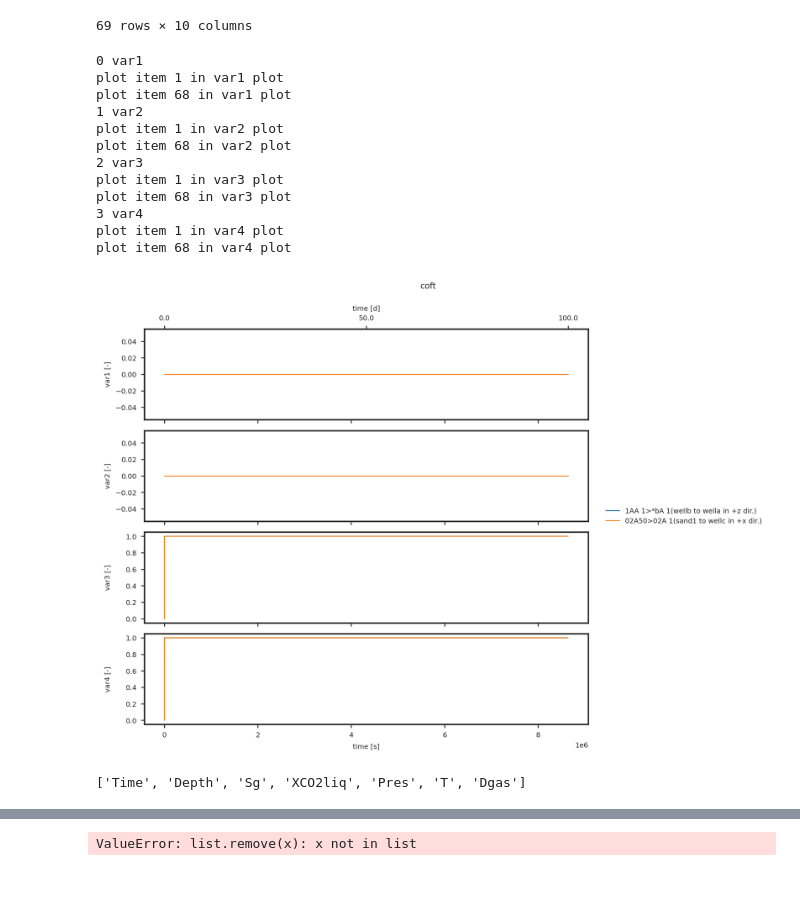
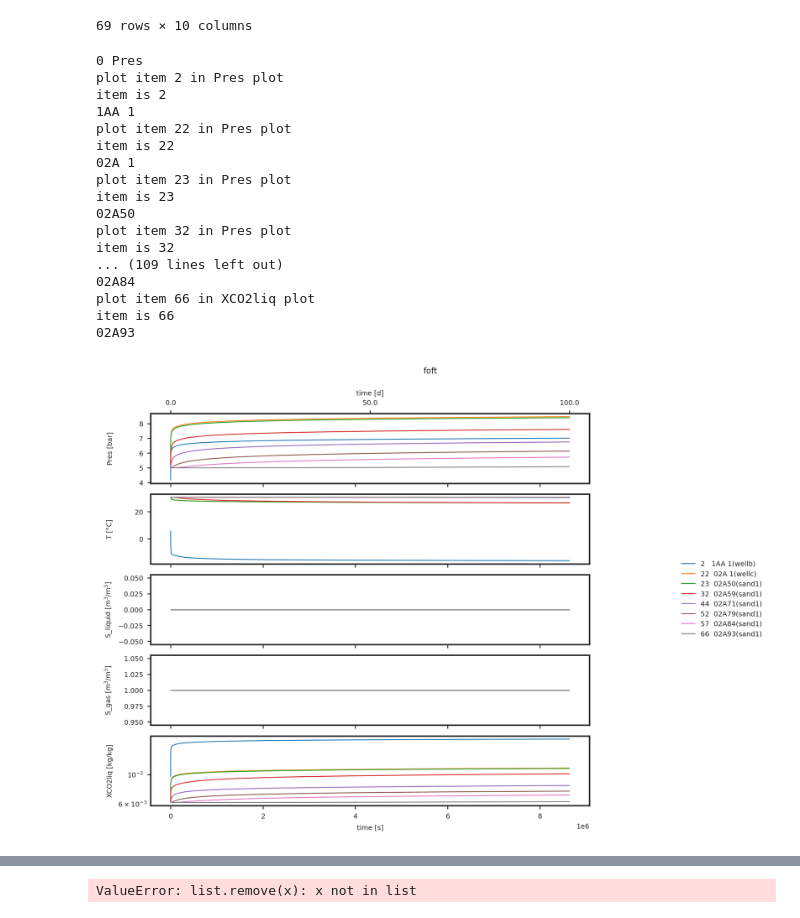
Before and after one commit to equinor/T2Well_post, a Jupyter notebook: plot_T2Well_files.ipynb, the cells around one changed output, grey strips where cells are left out. Cells and saved outputs as stored; diff of their text form; code cells hidden in the pictures; blank space fills up the shorter version.

Commit message:
Update plottin FOFT files

```diff
--- a/plot_T2Well_files.ipynb
+++ b/plot_T2Well_files.ipynb
@@ -73,7 +73,7 @@ conne
 68 rows × 11 columns
 # %%
 
-foft_var, foft_idx, foft = read_COFT(fnames_map['coft'], EOS)
+foft_var, foft_idx, foft = read_FOFT(fnames_map['foft'], EOS)
 
-coft
+foft
 # %% [output]
@@ -121,7 +121,8 @@ def plot_OFT(title, df, items, df_vars, logscale, mesh_eleme, mesh_conne):
     h = 5.85
     rcParams['figure.figsize'] = [w,h]
 
-    mesh_eleme = mesh_eleme.set_index(('ElName'))
+    mesh_eleme_v2 = mesh_eleme.copy()
+    mesh_eleme_v2 = mesh_eleme_v2.set_index(('ElName'))
 
 
     fig, axs = plt.subplots(len(df_vars),1, sharex=True)
@@ -145,59 +146,62 @@ def plot_OFT(title, df, items, df_vars, logscale, mesh_eleme, mesh_conne):
                 el2 = mesh_conne.loc[item, 'EL2']
                 k_dir = mesh_conne.loc[item, 'ISOT']
 
-                mat1 = mesh_eleme.loc[el1,'MAT']
-                mat2 = mesh_eleme.loc[el2,'MAT']
+                mat1 = mesh_eleme_v2.loc[el1,'MAT']
+                mat2 = mesh_eleme_v2.loc[el2,'MAT']
                 item_label =  '{:s}>{:s}({:s} to {:s} in {:s} dir.)'.format(el1,el2,mat1, mat2, perm_dict[k_dir])
 
 
 
             elif title =='foft':
+                print('item is',item)
                 el = mesh_eleme.loc[item,'ElName']
+                print(el)
                 mat = mesh_eleme.loc[item,'MAT']
                 item_label = '{:<4d}{:s}({:s})'.format(item,el,mat)
             df.plot(x='time', y=(item, var), ax=ax, label=item_label, legend = False)
             # df.plot(x='time', y=(item, var), ax=ax, label='tt', legend = False)
 
         ##TEST
         #ax.set_xlim(left=-1, right=30*60)
         ##TEST
 
         if var == df_vars[-1]:
             ax.set_xlabel('time [s]')
 
         if var == df_vars[0]:
             secondary_scale(logscale, ax)
 
 
 
 
         ax.set_ylabel('{:s} [{:s}]'.format(var, units_dict[var]))
 
     if title == 'foft':
         ax.set_yscale('log')
 
     fig.suptitle(title)
     handles, labels = ax.get_legend_handles_labels()
     fig.legend(handles, labels, loc='center right')
     fig.align_ylabels()
     fig.tight_layout(rect=[0,0,0.75,0.98])
 
-plot_OFT('coft', coft, coft_idx, coft_var, logscale=False, mesh_eleme=eleme, mesh_conne=conne)
+plot_OFT('foft', foft, foft_idx, foft_var, logscale=False, mesh_eleme=eleme, mesh_conne=conne)
 # %% [output]
-0 var1
-plot item 1 in var1 plot
-plot item 68 in var1 plot
-1 var2
-plot item 1 in var2 plot
-plot item 68 in var2 plot
-2 var3
-plot item 1 in var3 plot
-plot item 68 in var3 plot
-3 var4
-plot item 1 in var4 plot
-plot item 68 in var4 plot
+0 Pres
+plot item 2 in Pres plot
+item is 2
+1AA 1
+plot item 22 in Pres plot
+item is 22
+02A 1
+plot item 23 in Pres plot
+item is 23
+02A50
+plot item 32 in Pres plot
+item is 32
+... (109 lines left out)
+02A84
+plot item 66 in XCO2liq plot
+item is 66
+02A93
-[figure, old version]
+[figure, new version]
-# %%
-a
-# %% [output]
-['Time', 'Depth', 'Sg', 'XCO2liq', 'Pres', 'T', 'Dgas']
```
Also changed, not shown: parts of 2 cells of this notebook, 11 other files.
